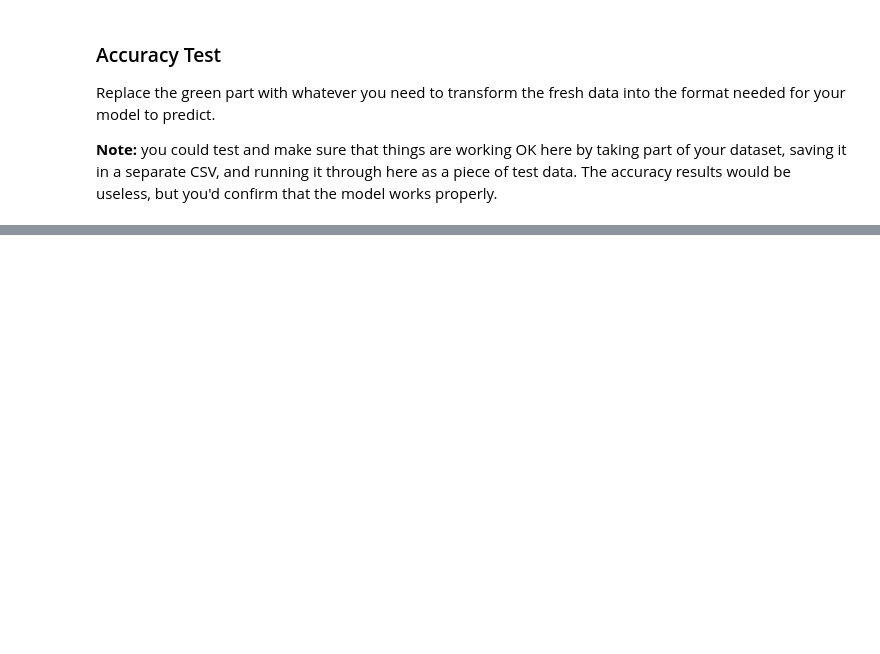
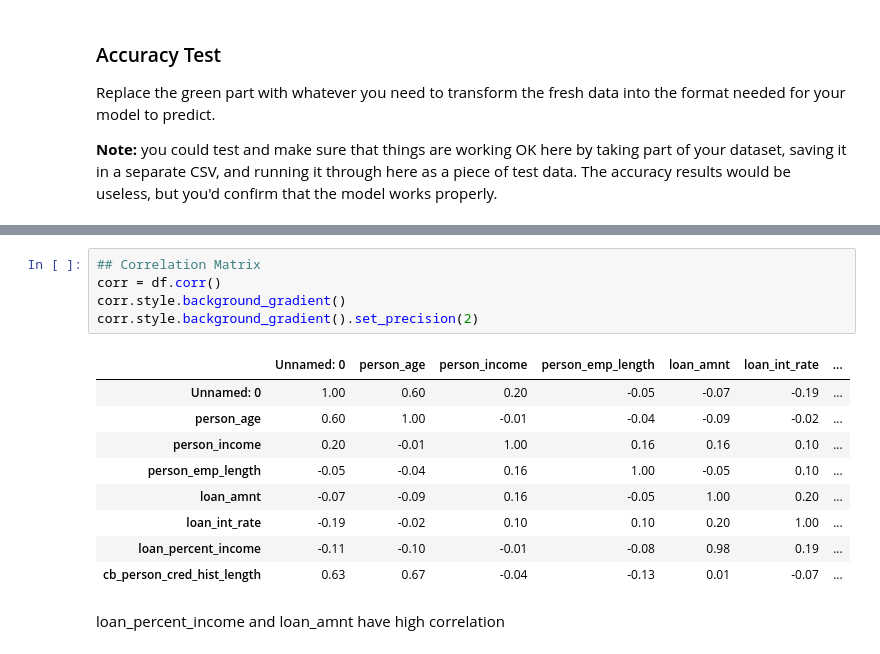
Before and after one commit to SidhST12/BSIP_Assignment_4_Students, a Jupyter notebook: asn4_start.ipynb, the cells around one changed output, grey strips where cells are left out. Cells and saved outputs as stored; diff of their text form; blank space fills up the shorter version.

```diff
--- a/asn4_start.ipynb
+++ b/asn4_start.ipynb
@@ -72 +162,18 @@ Replace the green part with whatever you need to transform the fresh data into t
+# %%
+## Correlation Matrix
+corr = df.corr()
+corr.style.background_gradient()
+corr.style.background_gradient().set_precision(2)
+# %% [output]
+|  | Unnamed: 0 | person_age | person_income | person_emp_length | loan_amnt | loan_int_rate | ... |
+| Unnamed: 0 | 1.00 | 0.60 | 0.20 | -0.05 | -0.07 | -0.19 | ... |
+| person_age | 0.60 | 1.00 | -0.01 | -0.04 | -0.09 | -0.02 | ... |
+| person_income | 0.20 | -0.01 | 1.00 | 0.16 | 0.16 | 0.10 | ... |
+| person_emp_length | -0.05 | -0.04 | 0.16 | 1.00 | -0.05 | 0.10 | ... |
+| loan_amnt | -0.07 | -0.09 | 0.16 | -0.05 | 1.00 | 0.20 | ... |
+| loan_int_rate | -0.19 | -0.02 | 0.10 | 0.10 | 0.20 | 1.00 | ... |
+| loan_percent_income | -0.11 | -0.10 | -0.01 | -0.08 | 0.98 | 0.19 | ... |
+| cb_person_cred_hist_length | 0.63 | 0.67 | -0.04 | -0.13 | 0.01 | -0.07 | ... |
+# %% [markdown]
+loan_percent_income and loan_amnt have high correlation
 # %%
```
Also changed, not shown: parts of 9 cells of this notebook.
